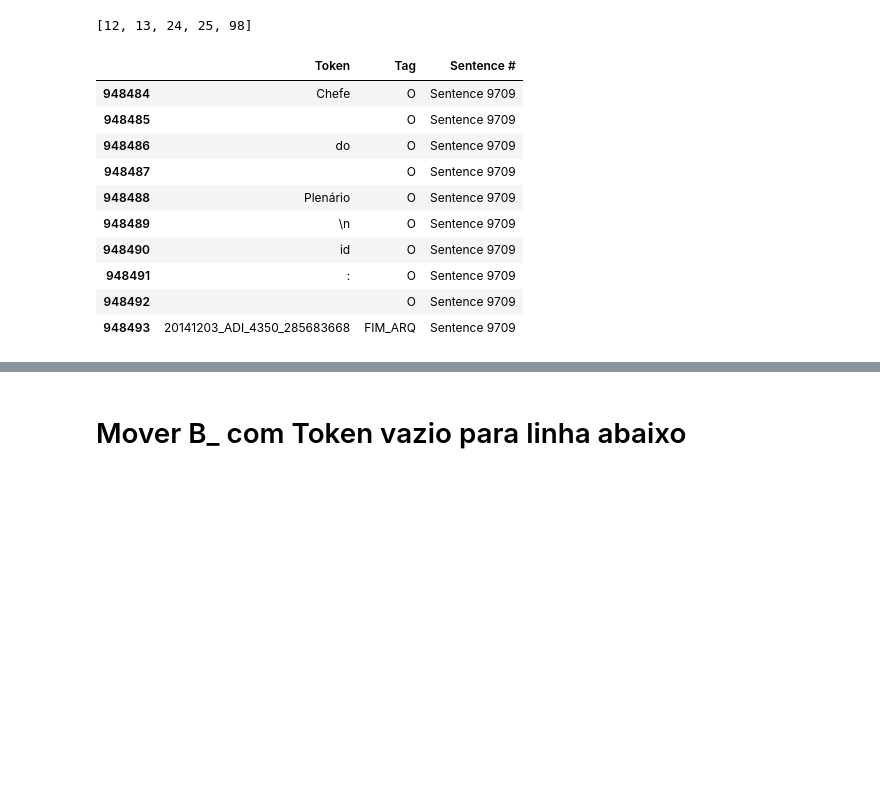
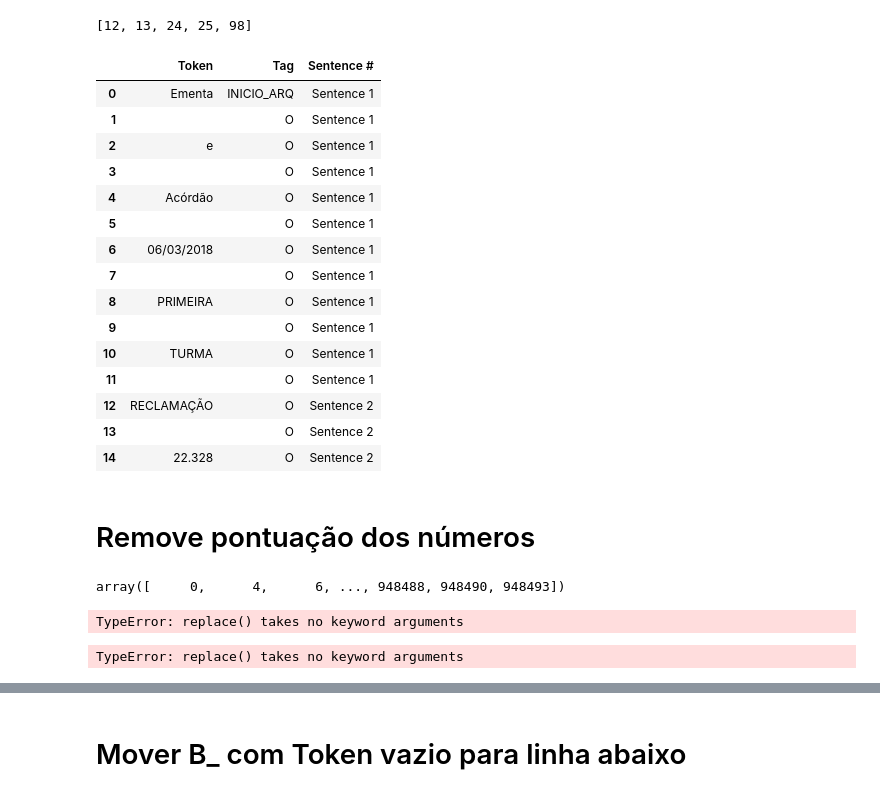
Before and after one commit to felipeasilva1/doccano, a Jupyter notebook: ncdj-tools/export_utility/01 - Processamento.ipynb, the cells around one changed output, grey strips where cells are left out. Drawn from its saved outputs; the diff is of its cells as text; code cells hidden in the pictures; blank space fills up the shorter version.

```diff
--- a/ncdj-tools/export_utility/01 - Processamento.ipynb
+++ b/ncdj-tools/export_utility/01 - Processamento.ipynb
@@ -203,15 +212,41 @@ pos[:5]
 combined_csv = combined_csv.drop(pos).reset_index(drop=True)
-# %%
-combined_csv.tail(10)
-# %% [output]
-|  | Token | Tag | Sentence # |
-| 948484 | Chefe | O | Sentence 9709 |
-| 948485 |  | O | Sentence 9709 |
-| 948486 | do | O | Sentence 9709 |
-| 948487 |  | O | Sentence 9709 |
-| 948488 | Plenário | O | Sentence 9709 |
-| 948489 | \n | O | Sentence 9709 |
-| 948490 | id | O | Sentence 9709 |
-| 948491 | : | O | Sentence 9709 |
-| 948492 |  | O | Sentence 9709 |
-| 948493 | 20141203_ADI_4350_285683668 | FIM_ARQ | Sentence 9709 |
+# %%
+# Confirma se a remoção foi bem sucedida.
+combined_csv.head(15)
+# %% [output]
+|  | Token | Tag | Sentence # |
+| 0 | Ementa | INICIO_ARQ | Sentence 1 |
+| 1 |  | O | Sentence 1 |
+| 2 | e | O | Sentence 1 |
+| 3 |  | O | Sentence 1 |
+| 4 | Acórdão | O | Sentence 1 |
+| 5 |  | O | Sentence 1 |
+| 6 | 06/03/2018 | O | Sentence 1 |
+| 7 |  | O | Sentence 1 |
+| 8 | PRIMEIRA | O | Sentence 1 |
+| 9 |  | O | Sentence 1 |
+| 10 | TURMA | O | Sentence 1 |
+| 11 |  | O | Sentence 1 |
+| 12 | RECLAMAÇÃO | O | Sentence 2 |
+| 13 |  | O | Sentence 2 |
+| 14 | 22.328 | O | Sentence 2 |
+# %% [markdown]
+# Remove pontuação dos números
+# %%
+# combined_csv.Token.replace(regex=True,inplace=True,to_replace=r'\D',value=r'')
+# combined_csv.Token.replace(regex=True,inplace=True,to_replace=r'\D',value=r'')
+combine_teste = combined_csv[combined_csv.Token.str.len()>1].index.values
+combine_teste2 = combined_csv
+[combine_teste2.Token.str.len()>1].Token.replace(regex=True,inplace=True,to_replace=r'\D',value='')
+combine_teste2
+# %% [output]
+array([     0,      4,      6, ..., 948488, 948490, 948493])
+# %%
+for i in combined_csv[combined_csv.Token.str.len()>1].index.values:
+    combined_csv.iloc[i].Token.replace(regex=True,inplace=True,to_replace=r'\D',value=r'')
+# %% [output]
+TypeError: replace() takes no keyword arguments
+# %%
+combined_csv.iloc[0].Token.replace(to_replace=r'\D',value=r'')
+# %% [output]
+TypeError: replace() takes no keyword arguments
```
Also changed, not shown: parts of 45 cells of this notebook, 4 other files.
